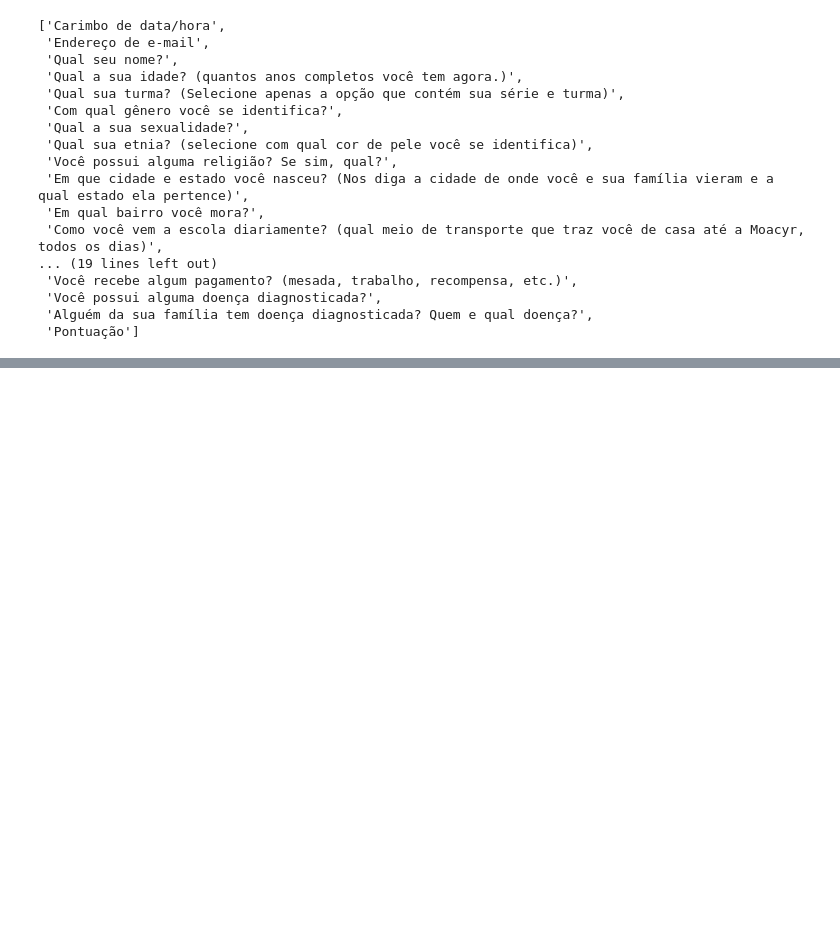
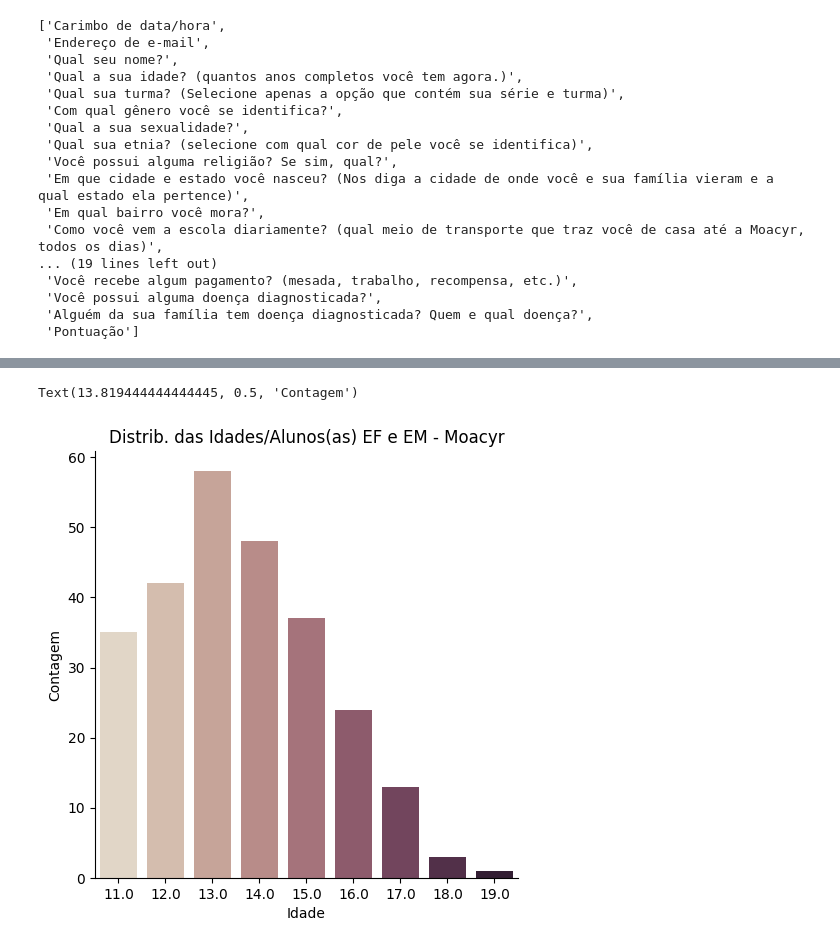
Before and after one commit to andvsilva/arduino-moacyr, a Jupyter notebook: data-science/notebooks/analise.ipynb, the cells around one changed output, grey strips where cells are left out. Drawn from its saved outputs; the diff is of its cells as text; code cells hidden in the pictures; blank space fills up the shorter version.

```diff
--- a/data-science/notebooks/analise.ipynb
+++ b/data-science/notebooks/analise.ipynb
@@ -96,0 +114,10 @@ df
+# %%
+# Create a histogram of the "mpg" variable
+sns.catplot(data=df, x="idade", kind="count", palette="ch:.25")
+
+plt.title('Distrib. das Idades/Alunos(as) EF e EM - Moacyr')
+plt.xlabel('Idade')
+plt.ylabel('Contagem')
+# %% [output]
+Text(13.819444444444445, 0.5, 'Contagem')
+[figure, added]
```
Also changed, not shown: parts of 6 cells of this notebook, 1 other file.
